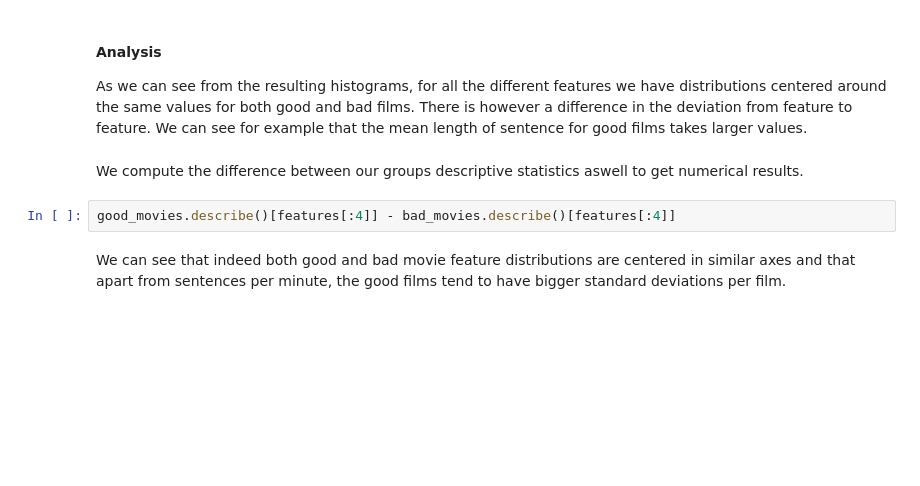
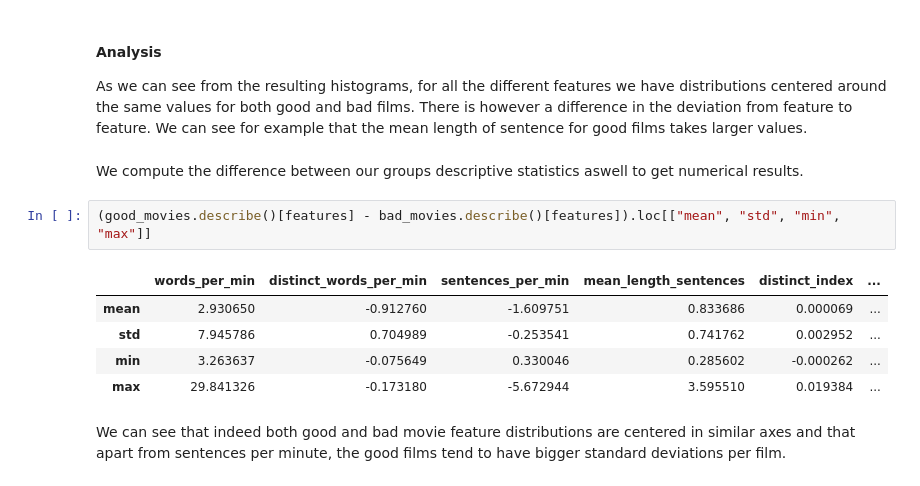
Before and after one commit to Xabitsuki/adamax, a Jupyter notebook: NotebookFinal.ipynb, the cells around one changed output. Drawn from its saved outputs; the diff is of its cells as text; blank space fills up the shorter version.

```diff
--- a/NotebookFinal.ipynb
+++ b/NotebookFinal.ipynb
@@ -973,6 +1003,12 @@ As we can see from the resulting histograms, for all the different features we h
 # %% [markdown]
 We compute the difference between our groups descriptive statistics aswell to get numerical results.
 # %%
-good_movies.describe()[features[:4]] - bad_movies.describe()[features[:4]]
+(good_movies.describe()[features] - bad_movies.describe()[features]).loc[["mean", "std", "min", "max"]]
+# %% [output]
+|  | words_per_min | distinct_words_per_min | sentences_per_min | mean_length_sentences | distinct_index | ... |
+| mean | 2.930650 | -0.912760 | -1.609751 | 0.833686 | 0.000069 | ... |
+| std | 7.945786 | 0.704989 | -0.253541 | 0.741762 | 0.002952 | ... |
+| min | 3.263637 | -0.075649 | 0.330046 | 0.285602 | -0.000262 | ... |
+| max | 29.841326 | -0.173180 | -5.672944 | 3.595510 | 0.019384 | ... |
 # %% [markdown]
 We can see that indeed both good and bad movie feature distributions are centered in similar axes and that apart from sentences per minute, the good films tend to have bigger standard deviations per film.
```
Also changed, not shown: parts of 13 cells of this notebook, 1 other file.
